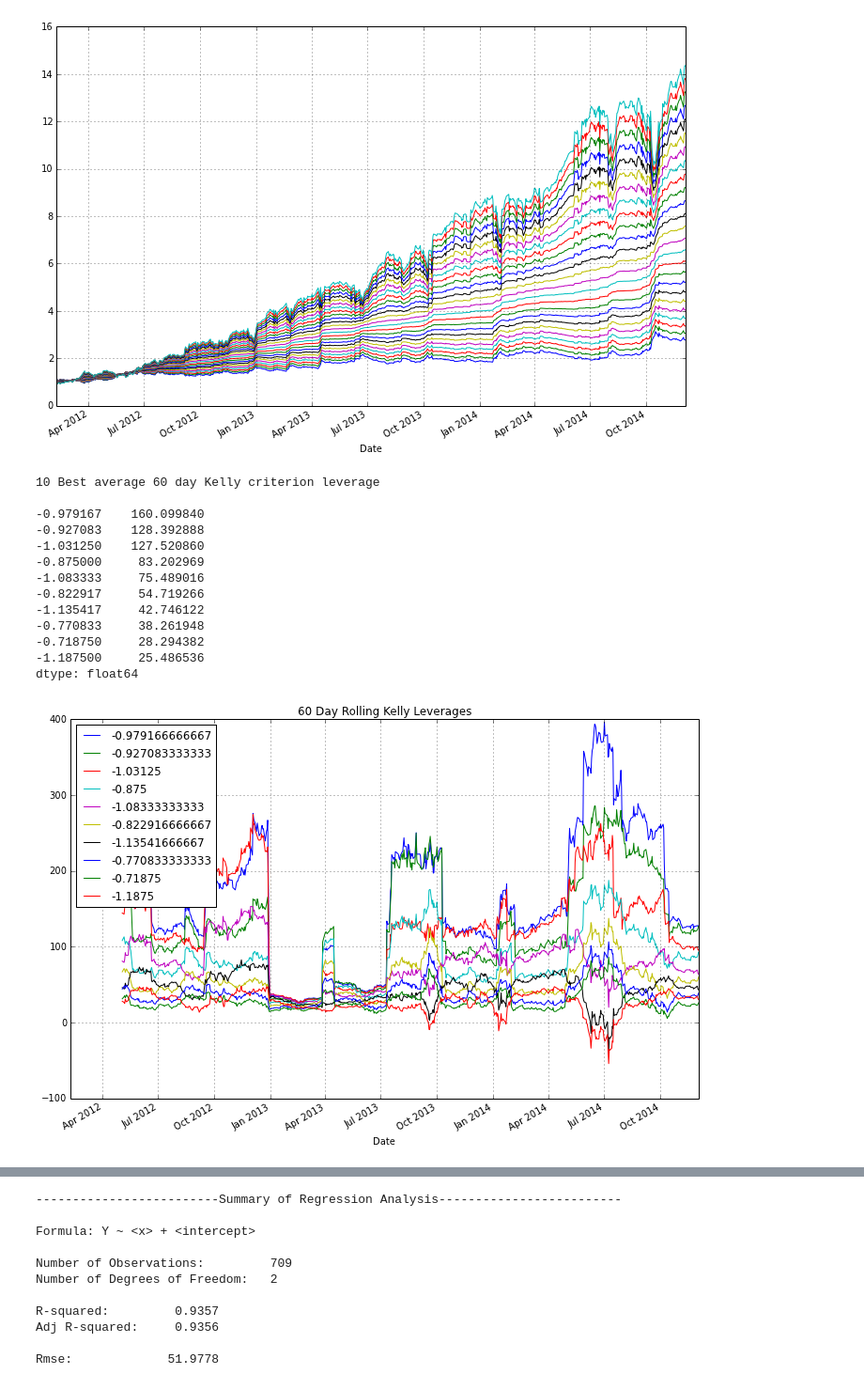
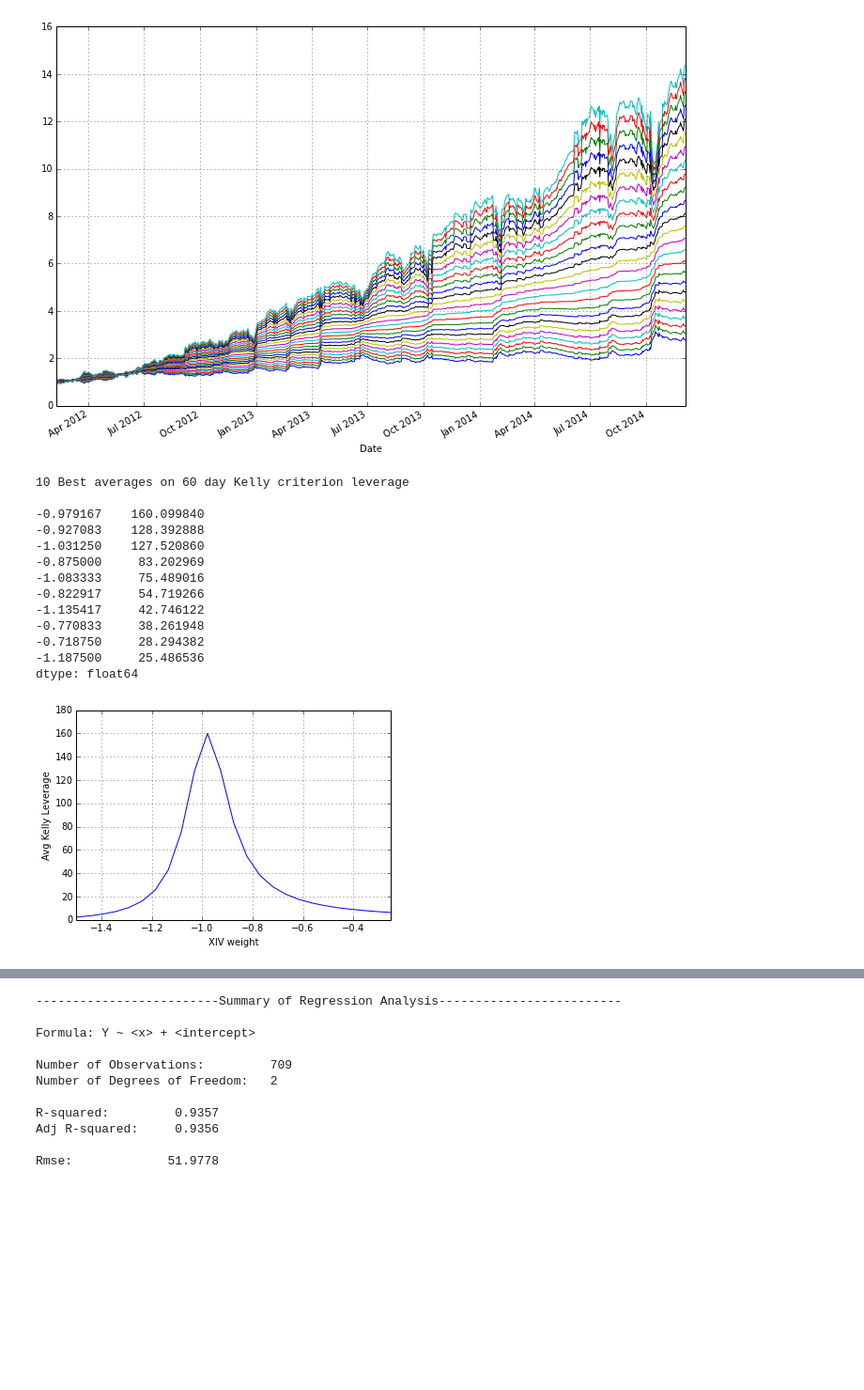
Before and after one commit to afcarl/notebooks-5, a Jupyter notebook: Hedging Volatility.ipynb, the cells around one changed output, grey strips where cells are left out. Shown at 94% size. Saved outputs shown, nothing was run; the diff lists cells and outputs as text; code cells hidden in the pictures; blank space fills up the shorter version.

Commit message:
cleaned up plots

```diff
--- a/Hedging Volatility.ipynb
+++ b/Hedging Volatility.ipynb
@@ -104,28 +105,30 @@ cumR.plot(figsize=(12,8), legend=False)
 # %%
 def rolling_kelly(df, window, rfr=0.0):
     mu = pd.rolling_mean(df, window) - rfr
     var = pd.rolling_var(df,window)
     return mu / var
 
-kellys = rolling_kelly(portfolios, 60)
-winners = kellys.mean().nlargest(10)
+kellys = rolling_kelly(portfolios, 60).mean()
+kellys = kellys.nlargest(30).sort_index()
 
-fig = kellys[winners.index].plot(figsize=(12, 8), legend=1)
-fig.set_title('60 Day Rolling Kelly Leverages')
-print "10 Best average 60 day Kelly criterion leverage\n"
+fig = kellys.plot()
+fig.set_xlabel('XIV weight')
+fig.set_ylabel('Avg Kelly Leverage')
+
+print "10 Best averages on 60 day Kelly criterion leverage\n"
 print winners, '\n'
 # %% [output]
-10 Best average 60 day Kelly criterion leverage
+10 Best averages on 60 day Kelly criterion leverage
 
 -0.979167    160.099840
 -0.927083    128.392888
 -1.031250    127.520860
 -0.875000     83.202969
 -1.083333     75.489016
 -0.822917     54.719266
 -1.135417     42.746122
 -0.770833     38.261948
 -0.718750     28.294382
 -1.187500     25.486536
 dtype: float64
-[figure, old version]
+[figure, new version]
```
Also changed, not shown: parts of 7 cells of this notebook.
